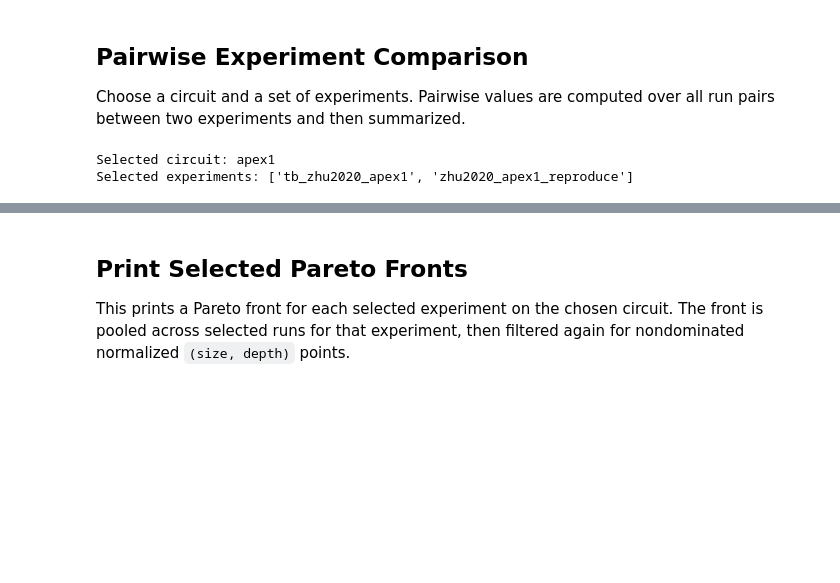
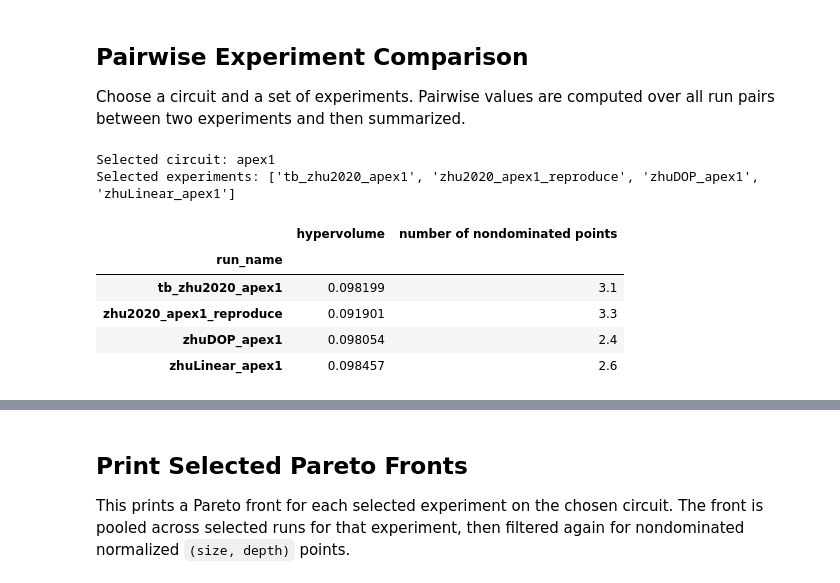
Before and after one commit to CHern0g0r/GFlowCircuit, a Jupyter notebook: ntb/show_report.ipynb, the cells around one changed output, grey strips where cells are left out. Drawn from its saved outputs; the diff is of its cells as text; code cells hidden in the pictures; blank space fills up the shorter version.

```diff
--- a/ntb/show_report.ipynb
+++ b/ntb/show_report.ipynb
@@ -270,16 +270,28 @@ Choose a circuit and a set of experiments. Pairwise values are computed over all
 # %%
 # Choose the comparison target.
 # selected_circuit = points_df["circuit"].iloc[0]
 selected_circuit = 'apex1'
 _selected_experiments = points_df.loc[points_df["circuit"] == selected_circuit]
 selected_experiments = sorted(_selected_experiments["run_name"].unique())
 
 
 print("Selected circuit:", selected_circuit)
 print("Selected experiments:", selected_experiments)
+
+circ_sum_df = summary_df.loc[
+    summary_df["circuit"] == selected_circuit,
+    ["run_name", "hypervolume", "number of nondominated points"]
+].groupby("run_name").agg("mean")
+circ_sum_df
 # %% [output]
 Selected circuit: apex1
-Selected experiments: ['tb_zhu2020_apex1', 'zhu2020_apex1_reproduce']
+Selected experiments: ['tb_zhu2020_apex1', 'zhu2020_apex1_reproduce', 'zhuDOP_apex1', 'zhuLinear_apex1']
+|  | hypervolume | number of nondominated points |
+| run_name |  |  |
+| tb_zhu2020_apex1 | 0.098199 | 3.1 |
+| zhu2020_apex1_reproduce | 0.091901 | 3.3 |
+| zhuDOP_apex1 | 0.098054 | 2.4 |
+| zhuLinear_apex1 | 0.098457 | 2.6 |
 # %%
 def run_fronts_for(run_name, circuit):
     run_rows = summary_df[(summary_df["run_name"] == run_name) & (summary_df["circuit"] == circuit)]
```
Also changed, not shown: parts of 6 cells of this notebook, 3 other files.
